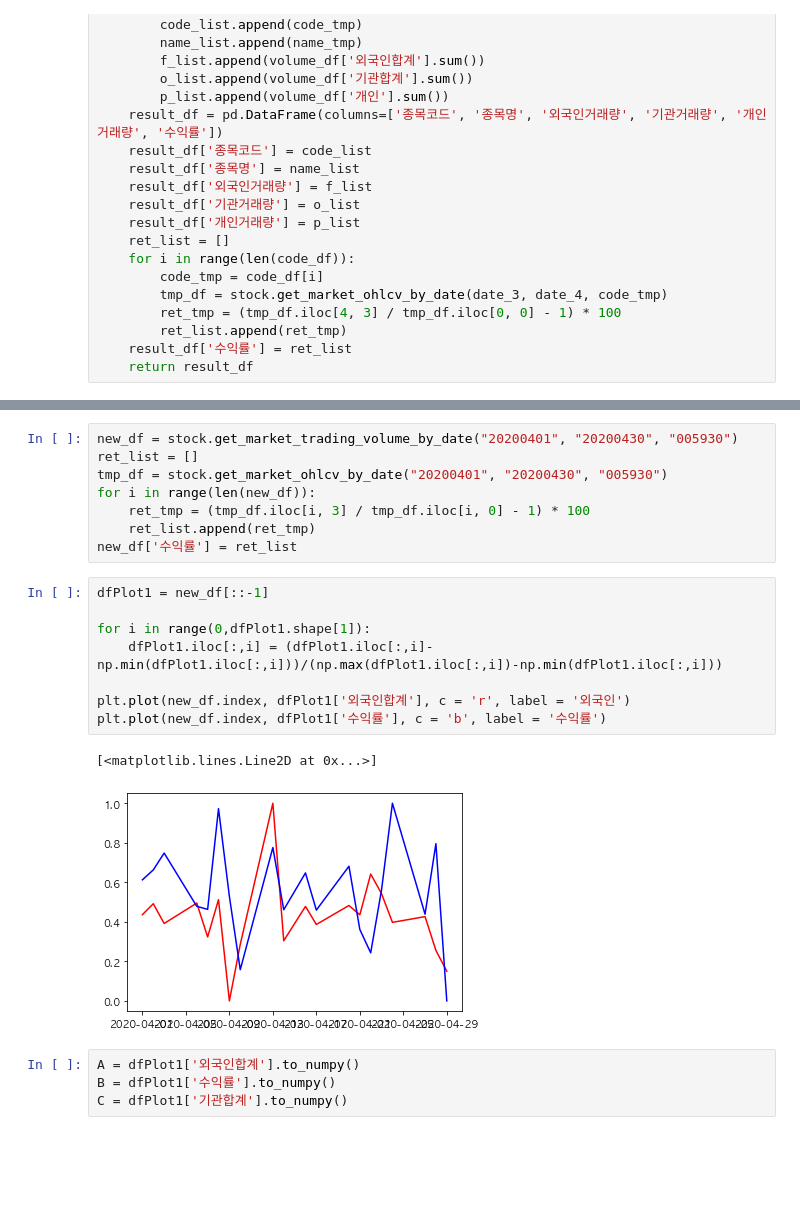
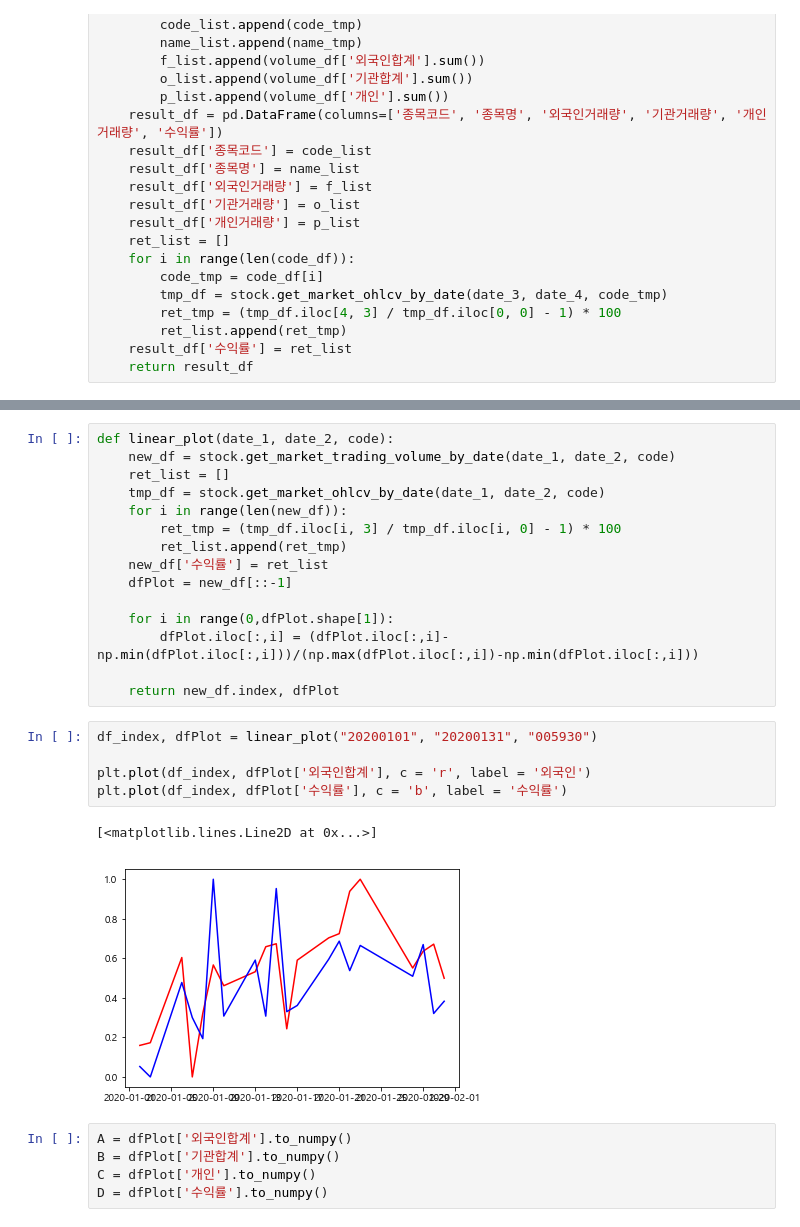
Before and after one commit to JennaEscher/ECO3022-01-Team-Project, a Jupyter notebook: Main.ipynb, the cells around one changed output, grey strips where cells are left out. Drawn from its saved outputs; the diff is of its cells as text; blank space fills up the shorter version.

```diff
--- a/Main.ipynb
+++ b/Main.ipynb
@@ -90,24 +98,29 @@ plt.show()
 # %%
-new_df = stock.get_market_trading_volume_by_date("20200401", "20200430", "005930")
-ret_list = []
-tmp_df = stock.get_market_ohlcv_by_date("20200401", "20200430", "005930")
-for i in range(len(new_df)):
-    ret_tmp = (tmp_df.iloc[i, 3] / tmp_df.iloc[i, 0] - 1) * 100
-    ret_list.append(ret_tmp)
-new_df['수익률'] = ret_list
+def linear_plot(date_1, date_2, code):
+    new_df = stock.get_market_trading_volume_by_date(date_1, date_2, code)
+    ret_list = []
+    tmp_df = stock.get_market_ohlcv_by_date(date_1, date_2, code)
+    for i in range(len(new_df)):
+        ret_tmp = (tmp_df.iloc[i, 3] / tmp_df.iloc[i, 0] - 1) * 100
+        ret_list.append(ret_tmp)
+    new_df['수익률'] = ret_list
+    dfPlot = new_df[::-1]
+
+    for i in range(0,dfPlot.shape[1]):
+        dfPlot.iloc[:,i] = (dfPlot.iloc[:,i]-np.min(dfPlot.iloc[:,i]))/(np.max(dfPlot.iloc[:,i])-np.min(dfPlot.iloc[:,i]))
+
+    return new_df.index, dfPlot
-# %%
-dfPlot1 = new_df[::-1]
-
-for i in range(0,dfPlot1.shape[1]):
-    dfPlot1.iloc[:,i] = (dfPlot1.iloc[:,i]-np.min(dfPlot1.iloc[:,i]))/(np.max(dfPlot1.iloc[:,i])-np.min(dfPlot1.iloc[:,i]))
-
-plt.plot(new_df.index, dfPlot1['외국인합계'], c = 'r', label = '외국인')
-plt.plot(new_df.index, dfPlot1['수익률'], c = 'b', label = '수익률')
-# %% [output]
-[<matplotlib.lines.Line2D at 0x...>]
-[figure, removed]
-# %%
-A = dfPlot1['외국인합계'].to_numpy()
-B = dfPlot1['수익률'].to_numpy()
-C = dfPlot1['기관합계'].to_numpy()
+# %%
+df_index, dfPlot = linear_plot("20200101", "20200131", "005930")
+
+plt.plot(df_index, dfPlot['외국인합계'], c = 'r', label = '외국인')
+plt.plot(df_index, dfPlot['수익률'], c = 'b', label = '수익률')
+# %% [output]
+[<matplotlib.lines.Line2D at 0x...>]
+[figure, added]
+# %%
+A = dfPlot['외국인합계'].to_numpy()
+B = dfPlot['기관합계'].to_numpy()
+C = dfPlot['개인'].to_numpy()
+D = dfPlot['수익률'].to_numpy()
 # %%
```
Also changed, not shown: parts of 6 cells of this notebook, 1 other file.
